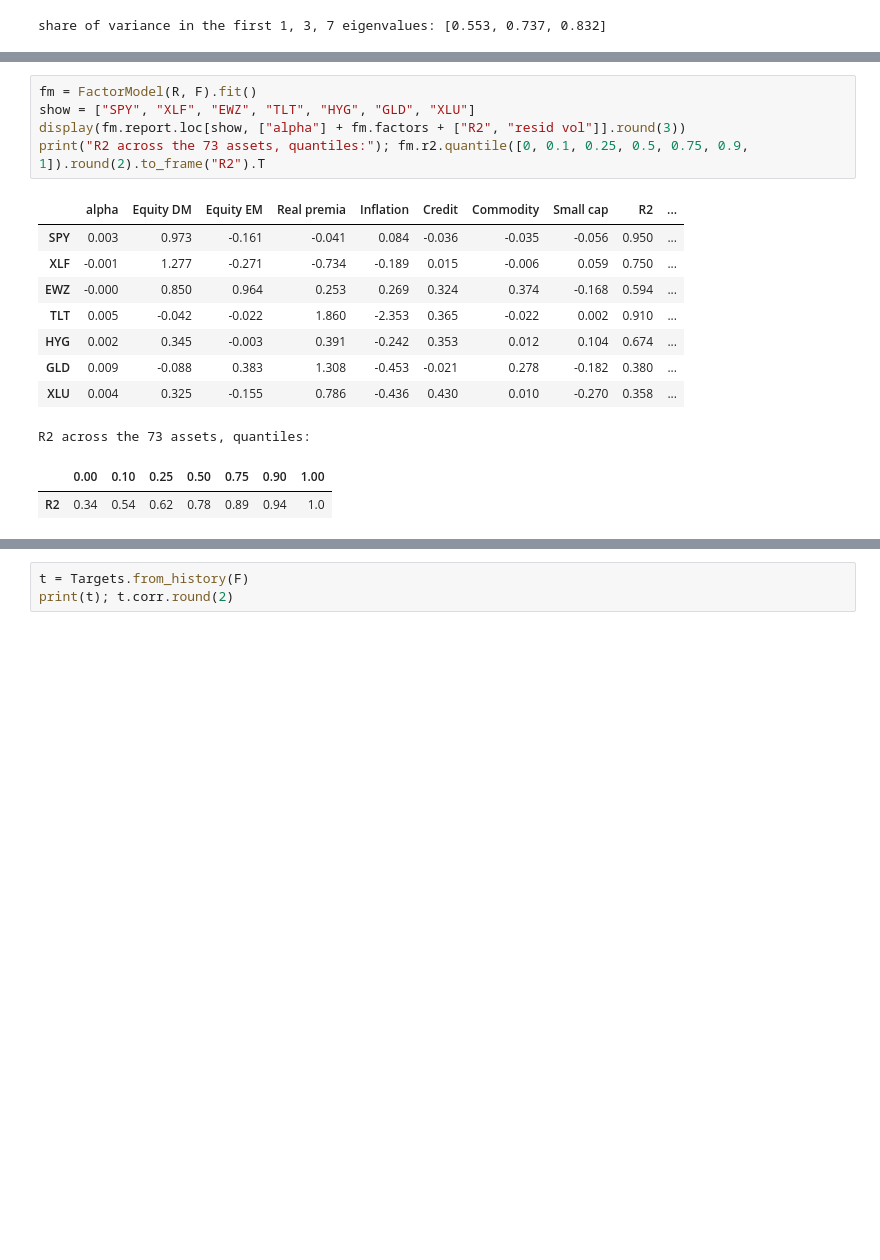
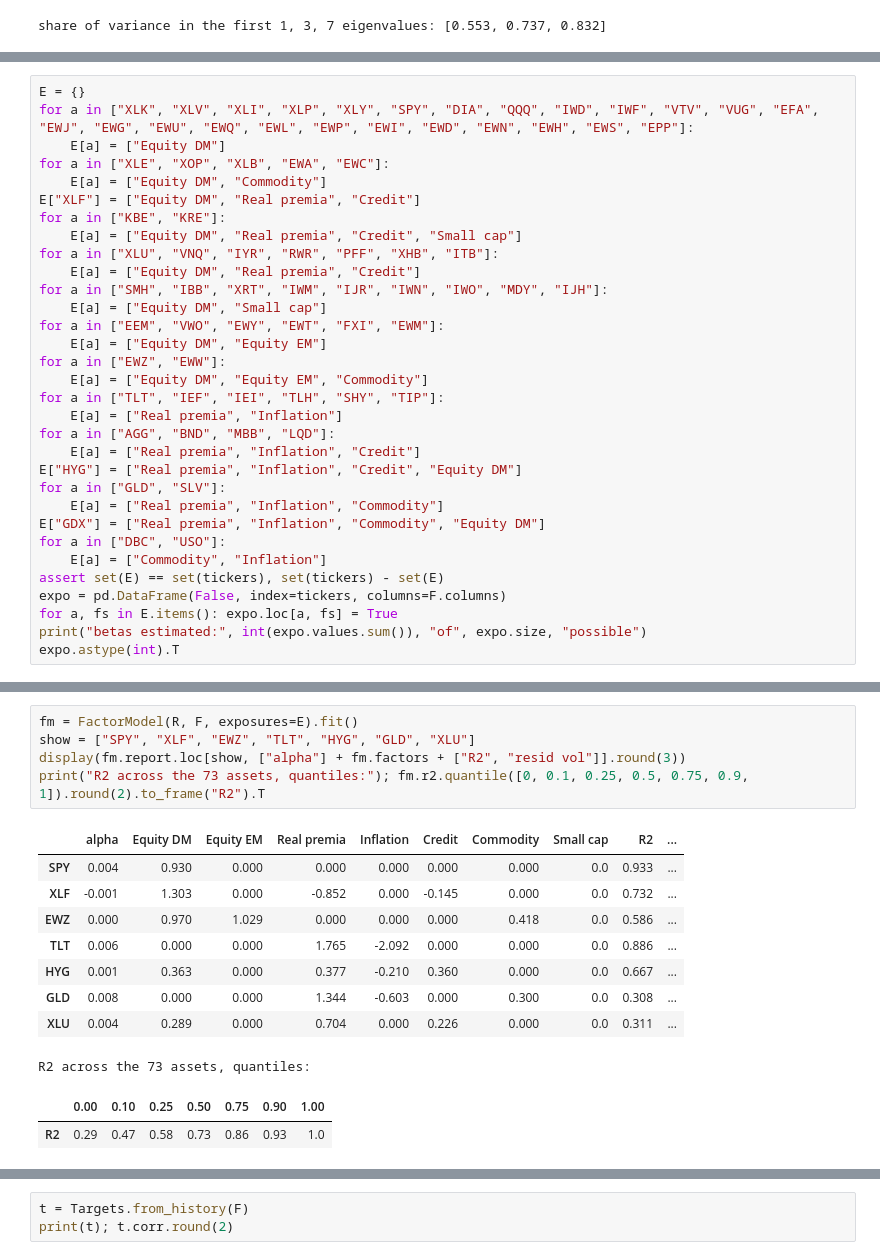
Before and after one commit to mamadouyamar/CVineMarketGen, a Jupyter notebook: examples/03_many_assets_factors.ipynb, the cells around one changed output, grey strips where cells are left out. Saved outputs shown, nothing was run; the diff lists cells and outputs as text; blank space fills up the shorter version.

Commit message:
docs: notebook 03 rebuilt: a priori exposure table, annualized factor moments, one generator per step, the mapping shown on one asset
Co-Authored-By: Claude Fable 5.1 <noreply@anthropic.com>

```diff
--- a/examples/03_many_assets_factors.ipynb
+++ b/examples/03_many_assets_factors.ipynb
@@ -136,0 +158,32 @@ print(F.shape[0], "months"); Targets.from_history(F).moments.round(3)
+# %%
+E = {}
+for a in ["XLK", "XLV", "XLI", "XLP", "XLY", "SPY", "DIA", "QQQ", "IWD", "IWF", "VTV", "VUG", "EFA", "EWJ", "EWG", "EWU", "EWQ", "EWL", "EWP", "EWI", "EWD", "EWN", "EWH", "EWS", "EPP"]:
+    E[a] = ["Equity DM"]
+for a in ["XLE", "XOP", "XLB", "EWA", "EWC"]:
+    E[a] = ["Equity DM", "Commodity"]
+E["XLF"] = ["Equity DM", "Real premia", "Credit"]
+for a in ["KBE", "KRE"]:
+    E[a] = ["Equity DM", "Real premia", "Credit", "Small cap"]
+for a in ["XLU", "VNQ", "IYR", "RWR", "PFF", "XHB", "ITB"]:
+    E[a] = ["Equity DM", "Real premia", "Credit"]
+for a in ["SMH", "IBB", "XRT", "IWM", "IJR", "IWN", "IWO", "MDY", "IJH"]:
+    E[a] = ["Equity DM", "Small cap"]
+for a in ["EEM", "VWO", "EWY", "EWT", "FXI", "EWM"]:
+    E[a] = ["Equity DM", "Equity EM"]
+for a in ["EWZ", "EWW"]:
+    E[a] = ["Equity DM", "Equity EM", "Commodity"]
+for a in ["TLT", "IEF", "IEI", "TLH", "SHY", "TIP"]:
+    E[a] = ["Real premia", "Inflation"]
+for a in ["AGG", "BND", "MBB", "LQD"]:
+    E[a] = ["Real premia", "Inflation", "Credit"]
+E["HYG"] = ["Real premia", "Inflation", "Credit", "Equity DM"]
+for a in ["GLD", "SLV"]:
+    E[a] = ["Real premia", "Inflation", "Commodity"]
+E["GDX"] = ["Real premia", "Inflation", "Commodity", "Equity DM"]
+for a in ["DBC", "USO"]:
+    E[a] = ["Commodity", "Inflation"]
+assert set(E) == set(tickers), set(tickers) - set(E)
+expo = pd.DataFrame(False, index=tickers, columns=F.columns)
+for a, fs in E.items(): expo.loc[a, fs] = True
+print("betas estimated:", int(expo.values.sum()), "of", expo.size, "possible")
+expo.astype(int).T
@@ -165,18 +230,18 @@ the report for a few assets, and the distribution of $R^2$ across the 73.
 # %%
-fm = FactorModel(R, F).fit()
+fm = FactorModel(R, F, exposures=E).fit()
 show = ["SPY", "XLF", "EWZ", "TLT", "HYG", "GLD", "XLU"]
 display(fm.report.loc[show, ["alpha"] + fm.factors + ["R2", "resid vol"]].round(3))
 print("R2 across the 73 assets, quantiles:"); fm.r2.quantile([0, 0.1, 0.25, 0.5, 0.75, 0.9, 1]).round(2).to_frame("R2").T
 # %% [output]
 |  | alpha | Equity DM | Equity EM | Real premia | Inflation | Credit | Commodity | Small cap | R2 | ... |
-| SPY | 0.003 | 0.973 | -0.161 | -0.041 | 0.084 | -0.036 | -0.035 | -0.056 | 0.950 | ... |
-| XLF | -0.001 | 1.277 | -0.271 | -0.734 | -0.189 | 0.015 | -0.006 | 0.059 | 0.750 | ... |
-| EWZ | -0.000 | 0.850 | 0.964 | 0.253 | 0.269 | 0.324 | 0.374 | -0.168 | 0.594 | ... |
-| TLT | 0.005 | -0.042 | -0.022 | 1.860 | -2.353 | 0.365 | -0.022 | 0.002 | 0.910 | ... |
-| HYG | 0.002 | 0.345 | -0.003 | 0.391 | -0.242 | 0.353 | 0.012 | 0.104 | 0.674 | ... |
-| GLD | 0.009 | -0.088 | 0.383 | 1.308 | -0.453 | -0.021 | 0.278 | -0.182 | 0.380 | ... |
-| XLU | 0.004 | 0.325 | -0.155 | 0.786 | -0.436 | 0.430 | 0.010 | -0.270 | 0.358 | ... |
+| SPY | 0.004 | 0.930 | 0.000 | 0.000 | 0.000 | 0.000 | 0.000 | 0.0 | 0.933 | ... |
+| XLF | -0.001 | 1.303 | 0.000 | -0.852 | 0.000 | -0.145 | 0.000 | 0.0 | 0.732 | ... |
+| EWZ | 0.000 | 0.970 | 1.029 | 0.000 | 0.000 | 0.000 | 0.418 | 0.0 | 0.586 | ... |
+| TLT | 0.006 | 0.000 | 0.000 | 1.765 | -2.092 | 0.000 | 0.000 | 0.0 | 0.886 | ... |
+| HYG | 0.001 | 0.363 | 0.000 | 0.377 | -0.210 | 0.360 | 0.000 | 0.0 | 0.667 | ... |
+| GLD | 0.008 | 0.000 | 0.000 | 1.344 | -0.603 | 0.000 | 0.300 | 0.0 | 0.308 | ... |
+| XLU | 0.004 | 0.289 | 0.000 | 0.704 | 0.000 | 0.226 | 0.000 | 0.0 | 0.311 | ... |
 R2 across the 73 assets, quantiles:
 |  | 0.00 | 0.10 | 0.25 | 0.50 | 0.75 | 0.90 | 1.00 |
-| R2 | 0.34 | 0.54 | 0.62 | 0.78 | 0.89 | 0.94 | 1.0 |
+| R2 | 0.29 | 0.47 | 0.58 | 0.73 | 0.86 | 0.93 | 1.0 |
 # %% [markdown]
```
Also changed, not shown: parts of 32 cells of this notebook.
